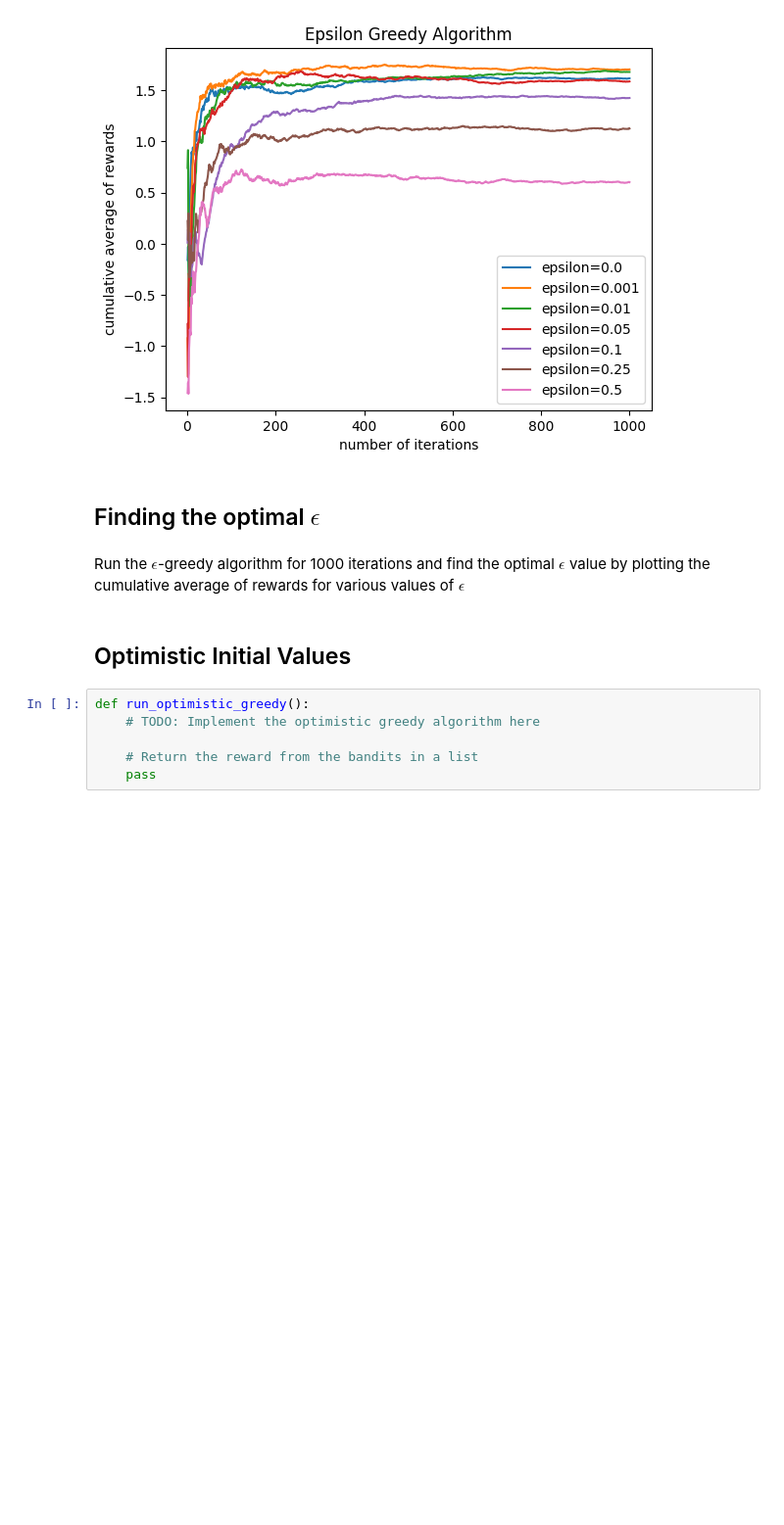
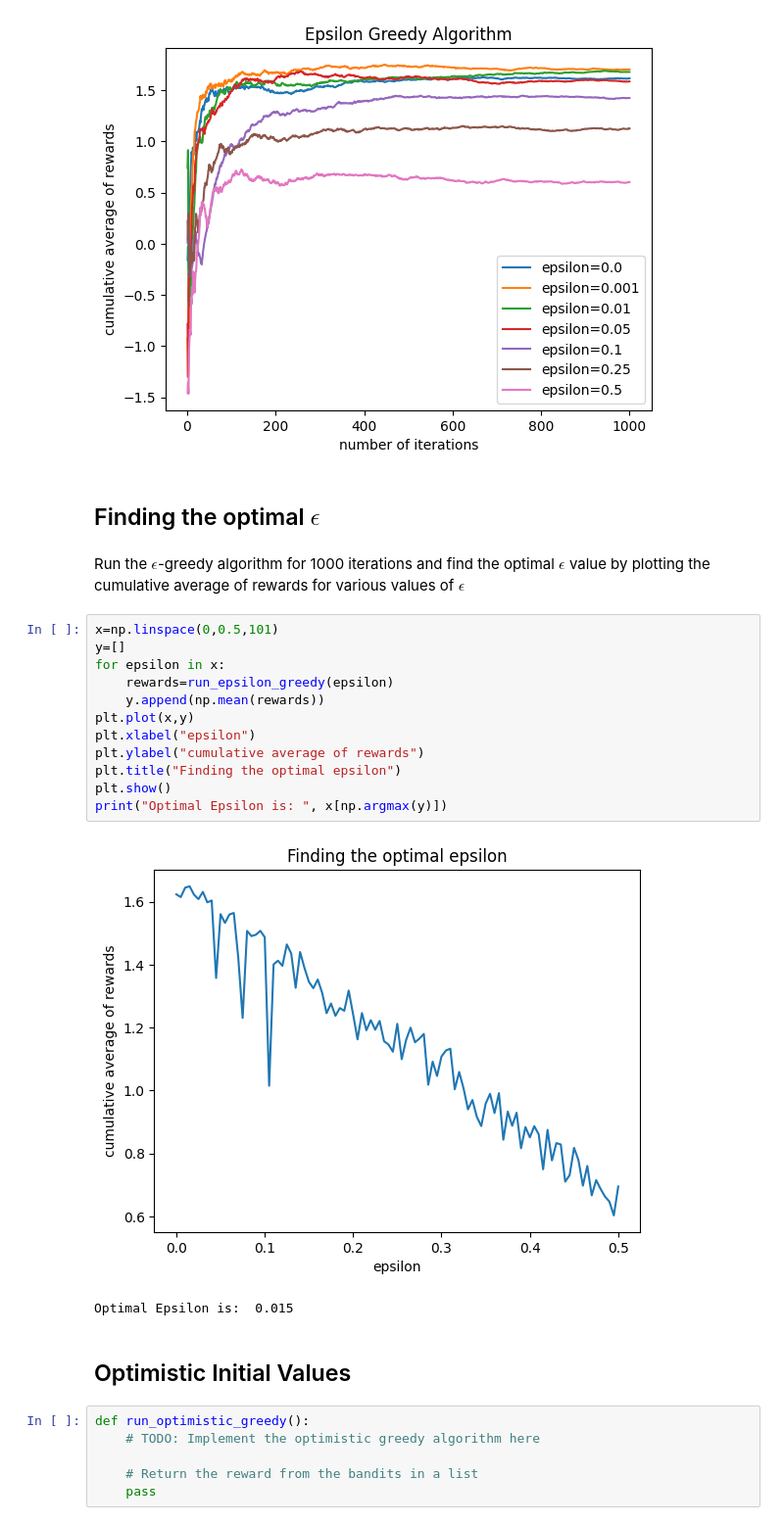
Before and after one commit to shreyas-lohiya/WIDS-2025-Intro-to-Reinforcement-Learning, a Jupyter notebook: Week 1/work_on_bandits.ipynb, the cells around one changed output. Shown at 98% size. Drawn from its saved outputs; the diff is of its cells as text; blank space fills up the shorter version.

Commit message:
optimal epsilon

```diff
--- a/Week 1/work_on_bandits.ipynb
+++ b/Week 1/work_on_bandits.ipynb
@@ -86,6 +86,21 @@ plt.show()
 ## Finding the optimal $\epsilon$
 # %% [markdown]
 Run the $\epsilon$-greedy algorithm for 1000 iterations and find the optimal $\epsilon$ value by plotting the cumulative average of rewards for various values of $\epsilon$
+# %%
+x=np.linspace(0,0.5,101)
+y=[]
+for epsilon in x:
+    rewards=run_epsilon_greedy(epsilon)
+    y.append(np.mean(rewards))
+plt.plot(x,y)
+plt.xlabel("epsilon")
+plt.ylabel("cumulative average of rewards")
+plt.title("Finding the optimal epsilon")
+plt.show()
+print("Optimal Epsilon is: ", x[np.argmax(y)])
+# %% [output]
+[figure, added]
+Optimal Epsilon is:  0.015
 # %% [markdown]
 ## Optimistic Initial Values
 # %%
```
